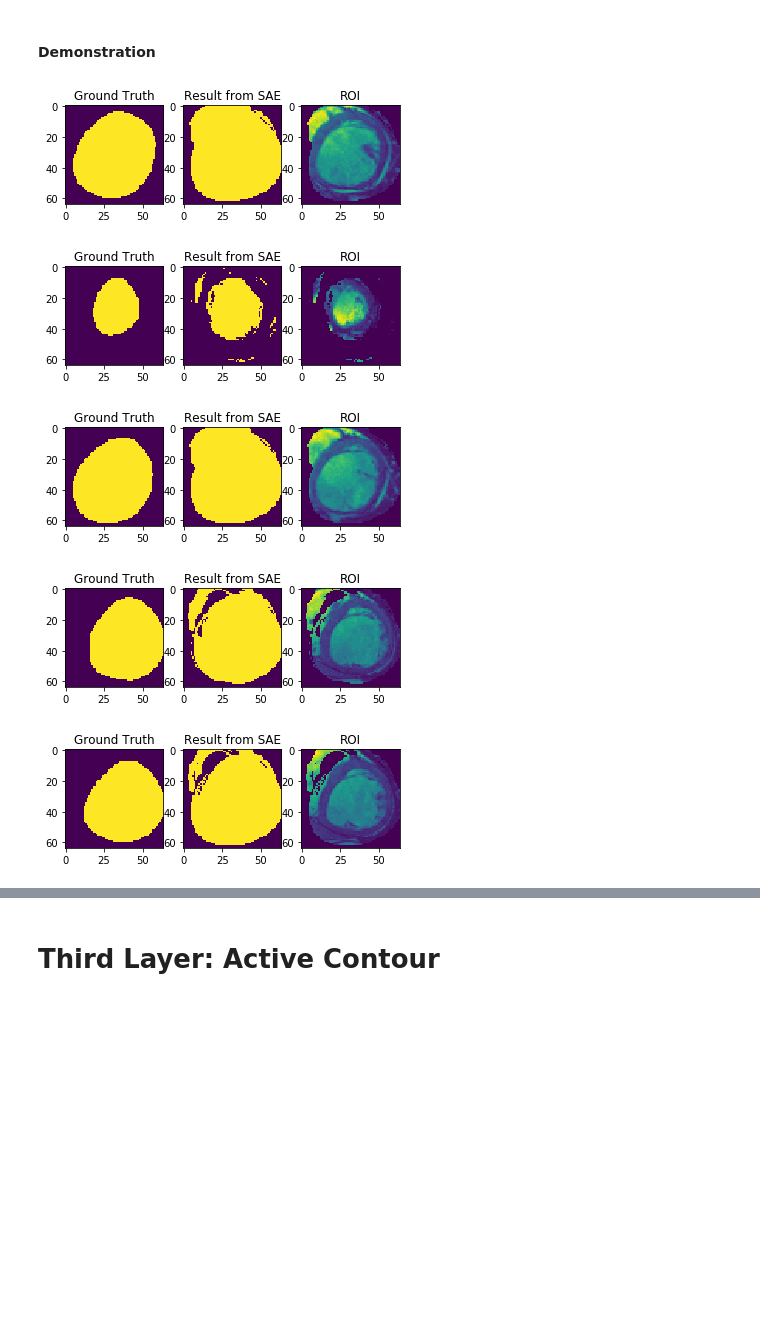
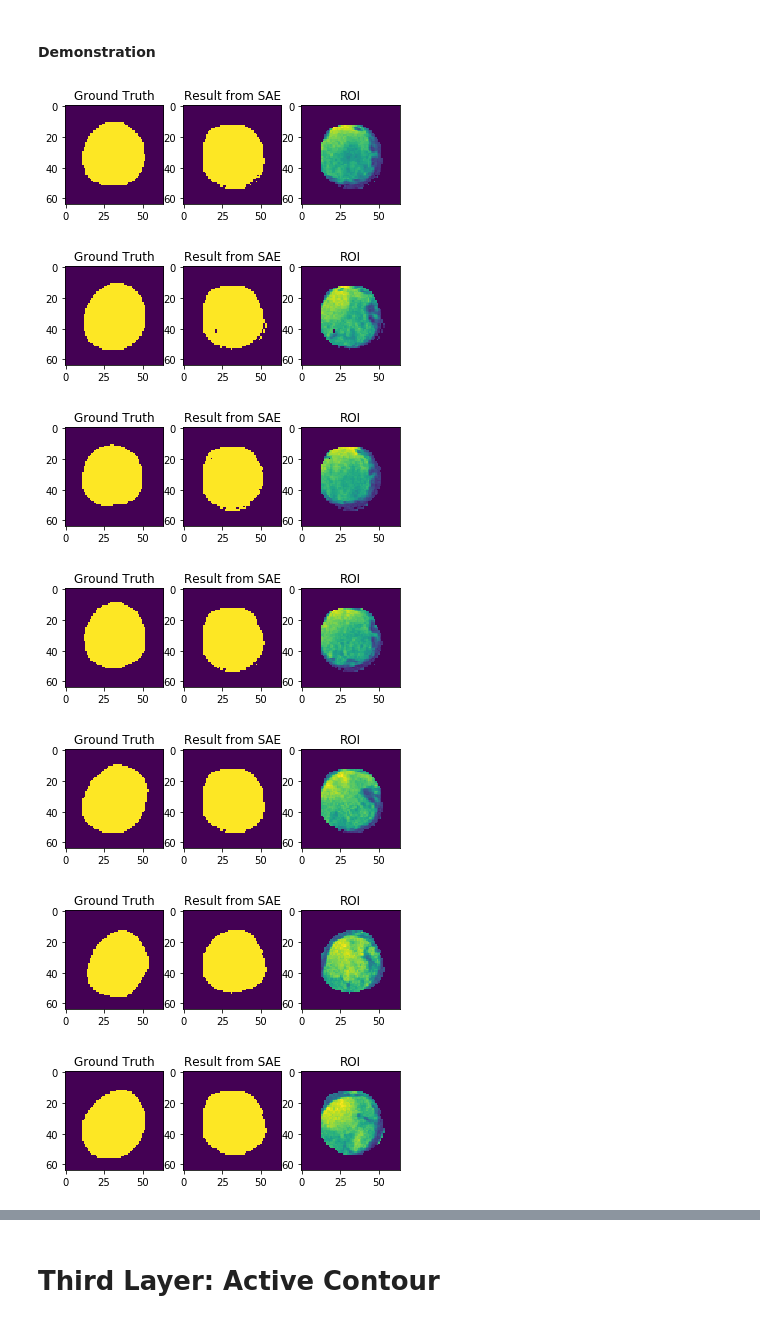
Before and after one commit to qqu0127/LV-segmentation, a Jupyter notebook: SAE+ActiveContour.ipynb, the cells around one changed output, grey strips where cells are left out. Saved outputs shown, nothing was run; the diff lists cells and outputs as text; code cells hidden in the pictures; blank space fills up the shorter version.

Commit message:
fix training and testing bugs

```diff
--- a/SAE+ActiveContour.ipynb
+++ b/SAE+ActiveContour.ipynb
@@ -55,0 +111,3 @@ print(y_pred.shape)
+# %%
+X_train_SAE, Y_train_SAE = prepareDataSAE(cropped_img_train, cropped_mask_train)
+X_test_SAE, Y_test_SAE = prepareDataSAE(cropped_img_test, cropped_mask_test)
@@ -56,27 +123,2 @@ print(y_pred.shape)
 # %% [markdown]
 # Second Layer: Stakced Autoencoder
-# %%
-#Get result from Stacked AE
-def get_mask_pred(img,y_pred):
-    n = img.shape[0]
-    mask_contour = np.zeros((n, 80, 80, 1))
-    for i in range(y_pred.shape[0]):
-        pred = y_pred[i, 0, :,:]
-        [x_min, x_max, y_min, y_max] = get_bbox_single(pred)
-        mask_contour[i] =  img[i][x_min:x_max, y_min:y_max]
-    return mask_contour
-
-mask_contour =get_mask_pred(mask_test,y_pred)
-print(mask_contour.shape)
-
-def open_data_AE(y_pred):
-    input_AE = []
-    contour_experts = []
-    for i in range(y_pred.shape[0]):
-        in_AE = cv2.resize(cropped[i],(64 , 64))
-        contour = cv2.resize(mask_contour[i], (64,64), interpolation = cv2.INTERSECT_NONE)
-        input_AE.append(in_AE)
-        contour_experts.append(contour)
-    return np.array(input_AE).reshape((-1, 64*64)), np.array(contour_experts).reshape((-1, 64*64))
-
-X_test_SAEinput, Y_test_SAEinput = open_data_AE(y_pred)
@@ -87,4 +127,4 @@ X_test_SAEinput, Y_test_SAEinput = open_data_AE(y_pred)
 # %%
 from StackedAeModel import SAE
 #apply stacked auto encoder to preprocessed data
-h, model = SAE(X_test_SAEinput,Y_test_SAEinput)
+h, model = SAE(X_train_SAE, Y_train_SAE)
@@ -109,7 +141,7 @@ def prediction_plot(X, model, idx):
 n = img_test.shape[0]
 pred_mask,pred_img=[],[]
 for i in range(n):
-    bin_mask,img = prediction_plot(X_test_SAEinput,model,i)
+    bin_mask,img = prediction_plot(X_test_SAE,model,i)
     pred_mask.append(bin_mask)
     pred_img.append(img)
 pred_mask = np.array(pred_mask)
@@ -152,21 +184,23 @@ print ('The mean conformity coefficient',cc.mean())
 # %%
 #find 5 highest
 demo_order = np.flip(np.argsort(dm),axis=0)
-for j in range(5):
+for j in range(10):
     i = demo_order[j]
     plt.figure()
     plt.subplot(131)
-    plt.imshow(Y_test_SAEinput[i].reshape((64,64)))
+    plt.imshow(Y_test_SAE[i].reshape((64,64)))
     plt.title('Ground Truth')
     plt.subplot(132)
     plt.imshow(pred_mask[i])
     plt.title('Result from SAE')
     plt.subplot(133)
     plt.imshow(pred_img[i])
     plt.title('ROI')
 # %% [output]
-[figure, old version]
+[figure, new version]
-[figure, old version]
+[figure, new version]
-[figure, old version]
+[figure, new version]
-[figure, old version]
+[figure, new version]
-[figure, old version]
+[figure, new version]
+[figure, added]
+[figure, added]
```
Also changed, not shown: parts of 10 cells of this notebook, 1 other file.
